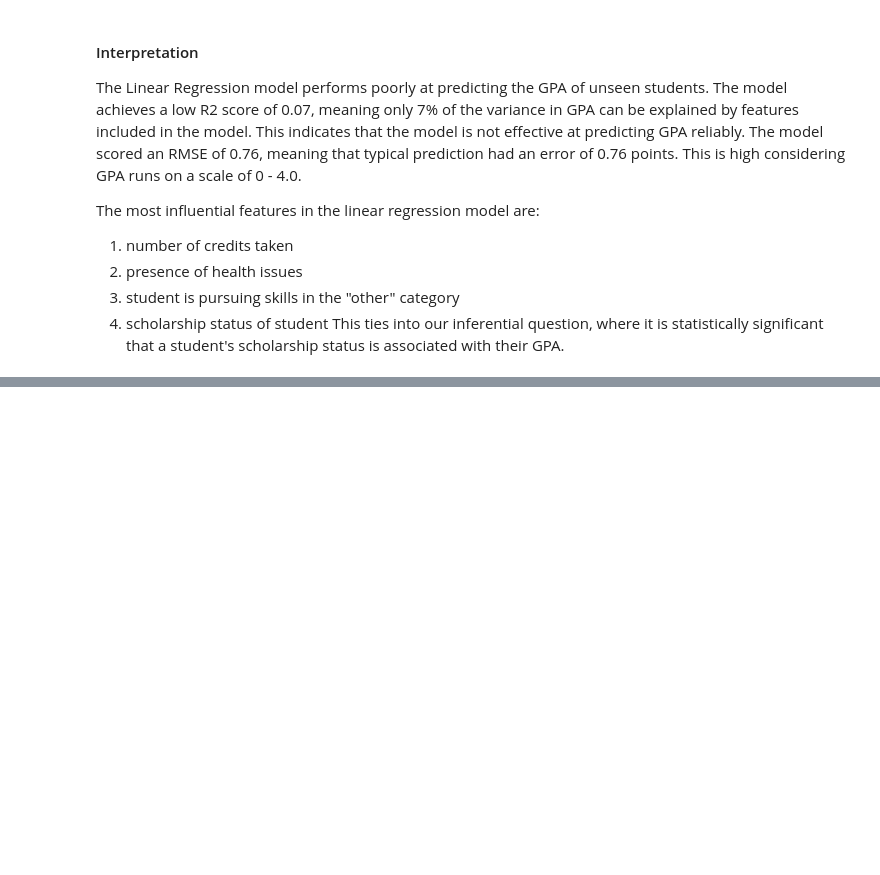
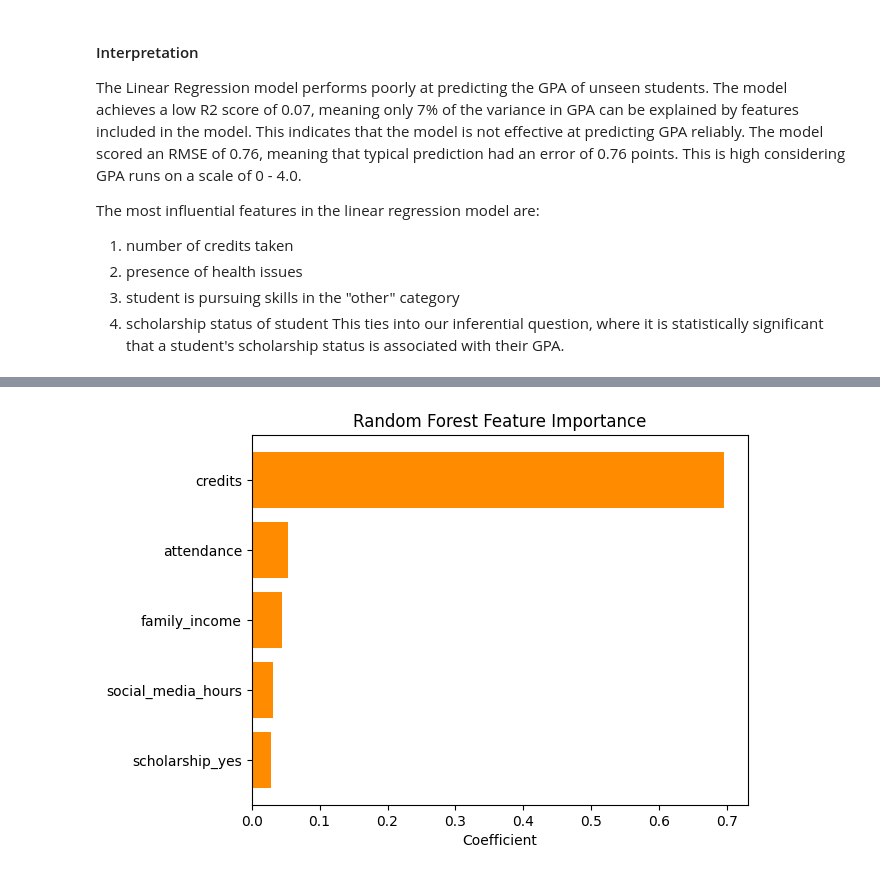
Before and after one commit to benberinsky/ds3026-final-project, a Jupyter notebook: scripts/prediction_and_model_evaluation.ipynb, the cells around one changed output, grey strips where cells are left out. Saved outputs shown, nothing was run; the diff lists cells and outputs as text; code cells hidden in the pictures; blank space fills up the shorter version.

Commit message:
Completed random forest

```diff
--- a/scripts/prediction_and_model_evaluation.ipynb
+++ b/scripts/prediction_and_model_evaluation.ipynb
@@ -131,0 +135,4 @@ This ties into our inferential question, where it is statistically significant t
+# %%
+# Create random forest object
+
+rf_model = RandomForestRegressor(random_state=3026)
@@ -131,0 +148,6 @@ This ties into our inferential question, where it is statistically significant t
+# %%
+# Implement Grid Search
+
+grid_rf = GridSearchCV(rf_model, param_grid, n_jobs=-1, cv=4, verbose=0)
+
+grid_rf.fit(X_train, y_train)
@@ -131,0 +161,9 @@ This ties into our inferential question, where it is statistically significant t
+# %%
+# Determine best model
+
+best_rf_model = grid_rf.best_estimator_
+best_score = grid_rf.best_score_
+best_params = grid_rf.best_params_
+
+print(f"R2 Score of the best model: {best_score}")
+print(f"Best Parameters: {best_params}")
@@ -131,0 +192,11 @@ This ties into our inferential question, where it is statistically significant t
+# %%
+# Evaluate feature importance
+
+feature_importance_rf = pd.DataFrame({
+    "feature": X.columns,
+    "importance": abs(best_rf_model.feature_importances_)
+})
+
+feature_importance_rf = feature_importance_rf.sort_values(by='importance', ascending=False)
+
+print(feature_importance_rf)
@@ -131,0 +221,13 @@ This ties into our inferential question, where it is statistically significant t
+# %%
+# Visualize feature importance
+
+top_features_rf = feature_importance_rf.head(5)
+
+plt.figure()
+plt.barh(top_features_rf['feature'], top_features_rf['importance'], color="darkOrange")
+plt.title("Random Forest Feature Importance")
+plt.xlabel("Coefficient")
+plt.gca().invert_yaxis()
+plt.show()
+# %% [output]
+[figure, added]
```
Also changed, not shown: parts of 12 cells of this notebook.
